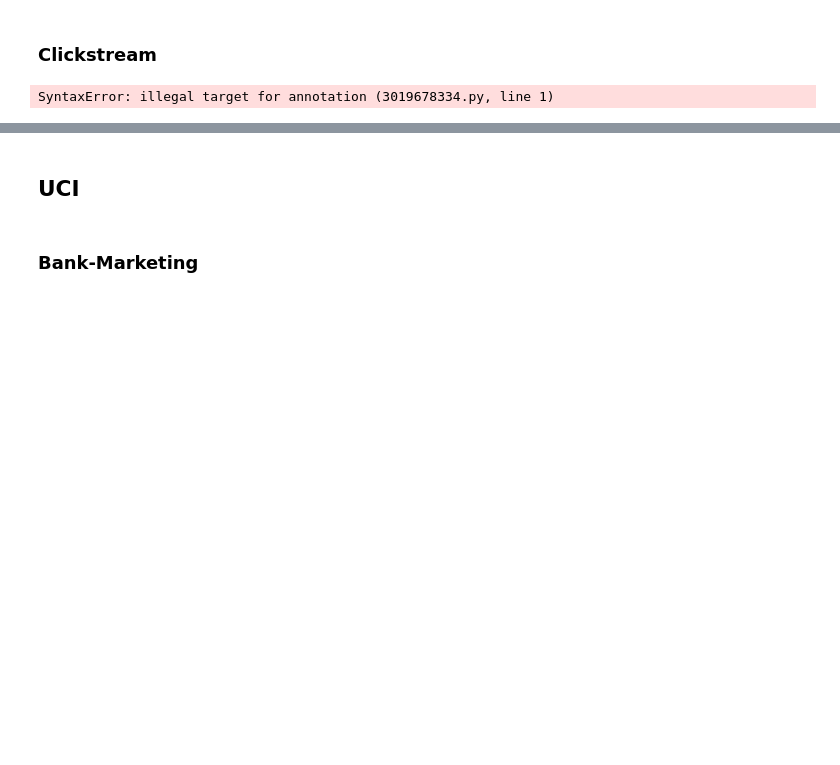
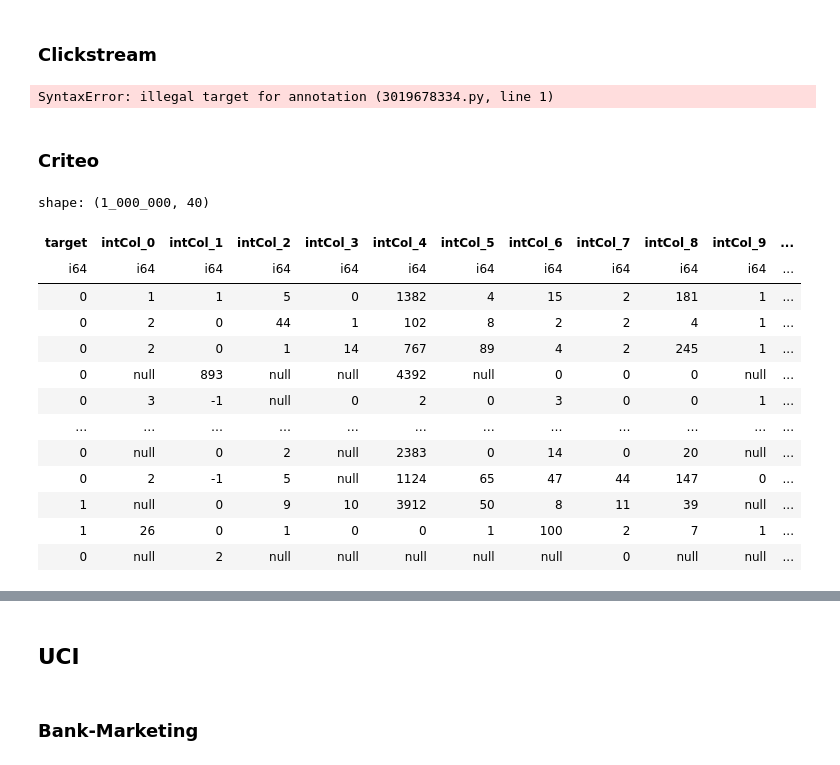
Before and after one commit to kod5kod/MixTaBank, a Jupyter notebook: dev_wip.ipynb, the cells around one changed output, grey strips where cells are left out. Saved outputs shown, nothing was run; the diff lists cells and outputs as text; code cells hidden in the pictures; blank space fills up the shorter version.

Commit message:
Adding Criteo 1m to the Kaggle datasets

```diff
--- a/dev_wip.ipynb
+++ b/dev_wip.ipynb
@@ -219,3 +223,26 @@ X = pl.from_pandas(clickstream_data.data.features)
 Y = pl.from_pandas(clickstream_data.data.targets)
 clickstream = pl.concat([X, Y], how="horizontal")
 clickstream
+# %% [markdown]
+### Criteo
+# %%
+criteo_df, var_types, target_col_name, prediction_task, metadata = dataset_loader(
+    name="criteo1m", source="kaggle", df_type="polars"
+)
+# %%
+criteo_df
+# %% [output]
+shape: (1_000_000, 40)
+| target | intCol_0 | intCol_1 | intCol_2 | intCol_3 | intCol_4 | intCol_5 | intCol_6 | intCol_7 | intCol_8 | intCol_9 | ... |
+| i64 | i64 | i64 | i64 | i64 | i64 | i64 | i64 | i64 | i64 | i64 | ... |
+| 0 | 1 | 1 | 5 | 0 | 1382 | 4 | 15 | 2 | 181 | 1 | ... |
+| 0 | 2 | 0 | 44 | 1 | 102 | 8 | 2 | 2 | 4 | 1 | ... |
+| 0 | 2 | 0 | 1 | 14 | 767 | 89 | 4 | 2 | 245 | 1 | ... |
+| 0 | null | 893 | null | null | 4392 | null | 0 | 0 | 0 | null | ... |
+| 0 | 3 | -1 | null | 0 | 2 | 0 | 3 | 0 | 0 | 1 | ... |
+| … | … | … | … | … | … | … | … | … | … | … | ... |
+| 0 | null | 0 | 2 | null | 2383 | 0 | 14 | 0 | 20 | null | ... |
+| 0 | 2 | -1 | 5 | null | 1124 | 65 | 47 | 44 | 147 | 0 | ... |
+| 1 | null | 0 | 9 | 10 | 3912 | 50 | 8 | 11 | 39 | null | ... |
+| 1 | 26 | 0 | 1 | 0 | 0 | 1 | 100 | 2 | 7 | 1 | ... |
+| 0 | null | 2 | null | null | null | null | null | 0 | null | null | ... |
```
Also changed, not shown: parts of 22 cells of this notebook, 2 other files.
